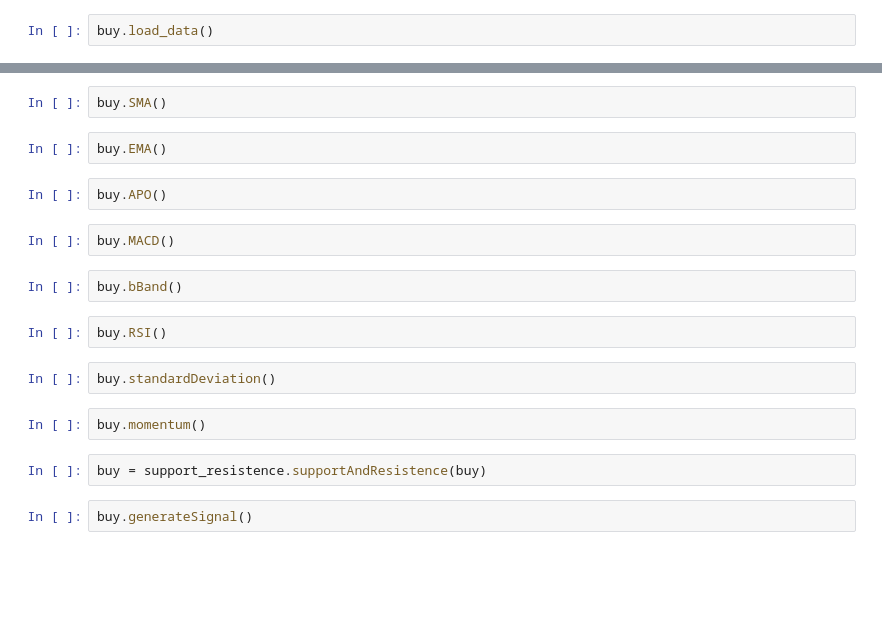
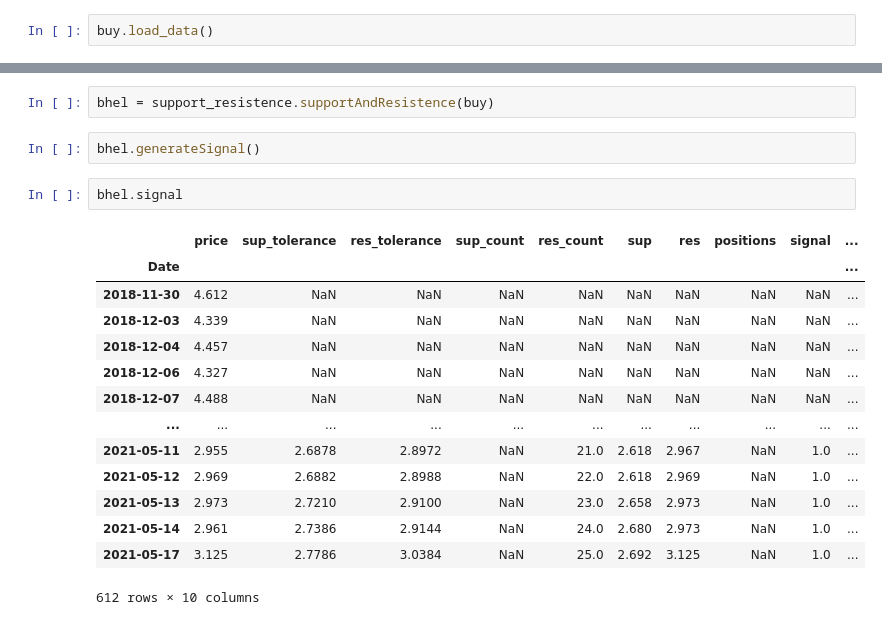
Before and after one commit to pjrenzov/Analyticae, a Jupyter notebook: trails.ipynb, the cells around one changed output, grey strips where cells are left out. Drawn from its saved outputs; the diff is of its cells as text; blank space fills up the shorter version.

```diff
--- a/trails.ipynb
+++ b/trails.ipynb
@@ -28,21 +28,22 @@ buy.stock_data
-# %%
-buy.SMA()
-# %%
-buy.EMA()
-# %%
-buy.APO()
-# %%
-buy.MACD()
-# %%
-buy.bBand()
-# %%
-buy.RSI()
-# %%
-buy.standardDeviation()
-# %%
-buy.momentum()
 # %%
-buy = support_resistence.supportAndResistence(buy)
+bhel = support_resistence.supportAndResistence(buy)
 # %%
-buy.generateSignal()
+bhel.generateSignal()
+# %%
+bhel.signal
+# %% [output]
+|  | price | sup_tolerance | res_tolerance | sup_count | res_count | sup | res | positions | signal | ... |
+| Date |  |  |  |  |  |  |  |  |  | ... |
+| 2018-11-30 | 4.612 | NaN | NaN | NaN | NaN | NaN | NaN | NaN | NaN | ... |
+| 2018-12-03 | 4.339 | NaN | NaN | NaN | NaN | NaN | NaN | NaN | NaN | ... |
+| 2018-12-04 | 4.457 | NaN | NaN | NaN | NaN | NaN | NaN | NaN | NaN | ... |
+| 2018-12-06 | 4.327 | NaN | NaN | NaN | NaN | NaN | NaN | NaN | NaN | ... |
+| 2018-12-07 | 4.488 | NaN | NaN | NaN | NaN | NaN | NaN | NaN | NaN | ... |
+| ... | ... | ... | ... | ... | ... | ... | ... | ... | ... | ... |
+| 2021-05-11 | 2.955 | 2.6878 | 2.8972 | NaN | 21.0 | 2.618 | 2.967 | NaN | 1.0 | ... |
+| 2021-05-12 | 2.969 | 2.6882 | 2.8988 | NaN | 22.0 | 2.618 | 2.969 | NaN | 1.0 | ... |
+| 2021-05-13 | 2.973 | 2.7210 | 2.9100 | NaN | 23.0 | 2.658 | 2.973 | NaN | 1.0 | ... |
+| 2021-05-14 | 2.961 | 2.7386 | 2.9144 | NaN | 24.0 | 2.680 | 2.973 | NaN | 1.0 | ... |
+| 2021-05-17 | 3.125 | 2.7786 | 3.0384 | NaN | 25.0 | 2.692 | 3.125 | NaN | 1.0 | ... |
+612 rows × 10 columns
 # %%
```
Also changed, not shown: parts of 13 cells of this notebook, 2 other files.
